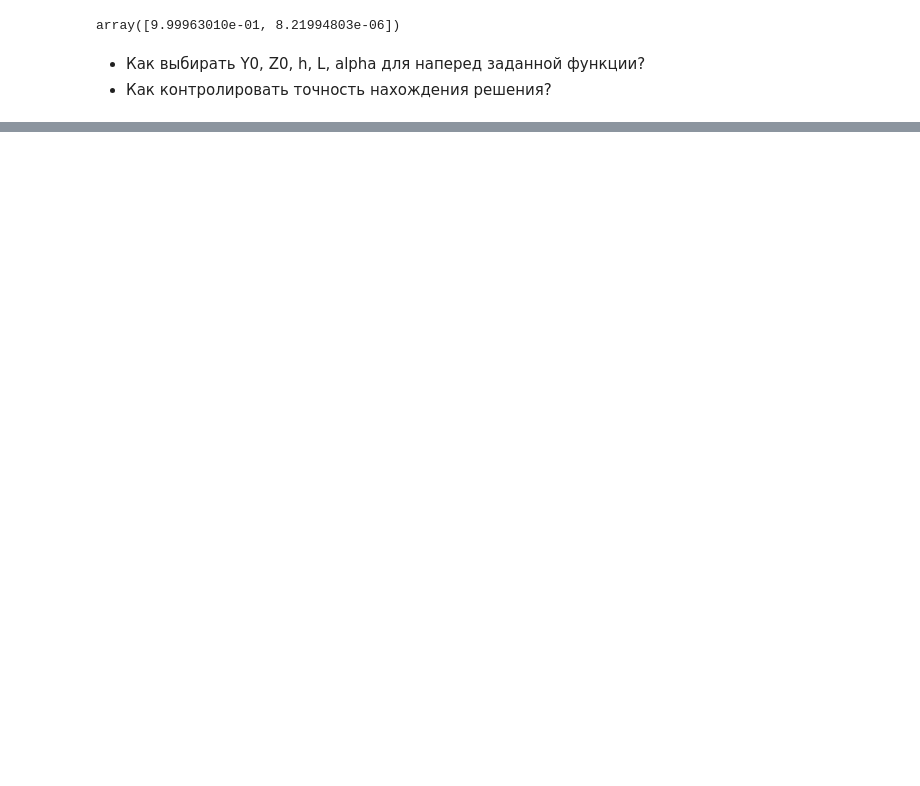
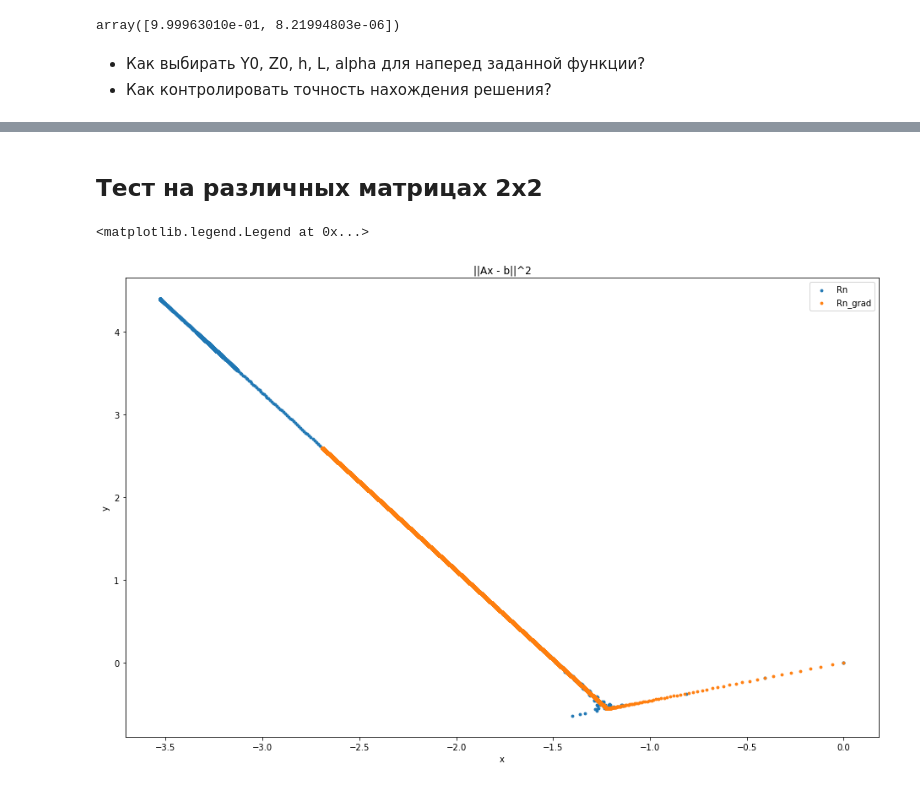
Before and after one commit to optimization673/io_grad_methods, a Jupyter notebook: report3.ipynb, the cells around one changed output, grey strips where cells are left out. Drawn from its saved outputs; the diff is of its cells as text; code cells hidden in the pictures; blank space fills up the shorter version.

Commit message:
Добавил генерацию случайных матриц и векторов размерности 2 и сравнил работу метода треугольников и градиентного метода

```diff
--- a/report3.ipynb
+++ b/report3.ipynb
@@ -86,0 +86,25 @@ array([9.99963010e-01, 8.21994803e-06])
+# %% [markdown]
+## Тест на различных матрицах 2x2
+# %%
+N = 2 # размерность пространства
+
+# генерируем случайные A и b
+uniform_rv = sts.uniform(-1, 2) # Равномерное распределение от -10 до 10
+A = uniform_rv.rvs(size = (N, N))
+b = uniform_rv.rvs(size = N)
+x0_rn = np.zeros(N)
+
+L = max(abs(np.linalg.eig(2 * A.transpose() @ A)[0]))
+# %%
+xk_rn   = FastDualAveraging(func1, x0_rn,  eps, set_type = "rn", grad = gradFunc1, step = lambda k: (k+1)/(2*L), alpha = lambda k: 2/(k+1))
+xk_grad = Gradient(func1, x0_rn, eps, set_type = "rn", grad = gradFunc1)
+
+plt.scatter([xk_rn[i][0] for i in range(0, len(xk_rn))], [xk_rn[i][1] for i in range(0, len(xk_rn))], label = "Rn", s=8)
+plt.scatter([xk_grad[i][0] for i in range(0, len(xk_grad))], [xk_grad[i][1] for i in range(0, len(xk_grad))], label = "Rn_grad", s=8)
+plt.xlabel("x")
+plt.ylabel("y")
+plt.title("||Ax - b||^2")
+plt.legend()
+# %% [output]
+<matplotlib.legend.Legend at 0x...>
+[figure, added]
```
Also changed, not shown: parts of 8 cells of this notebook.
